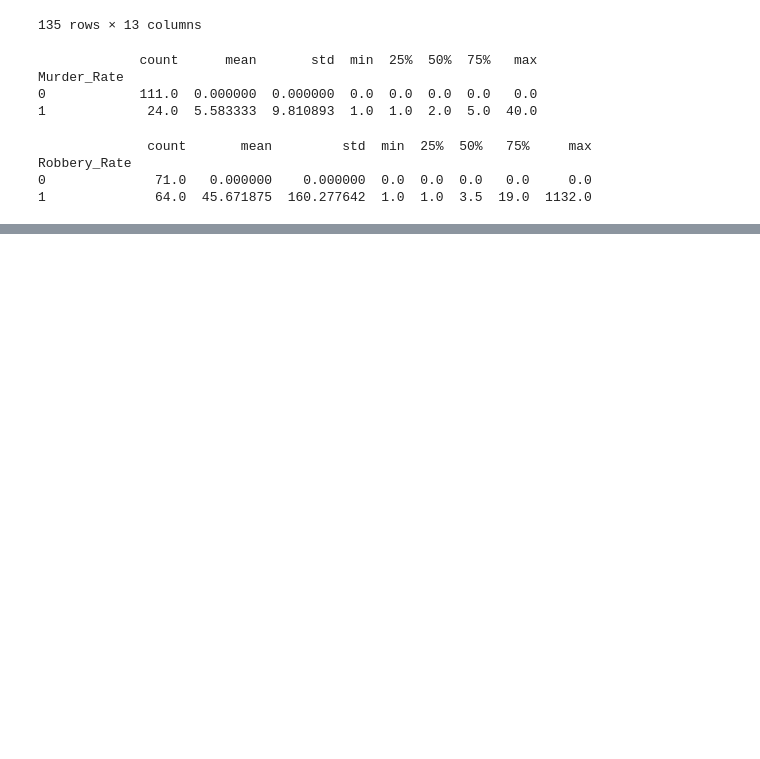
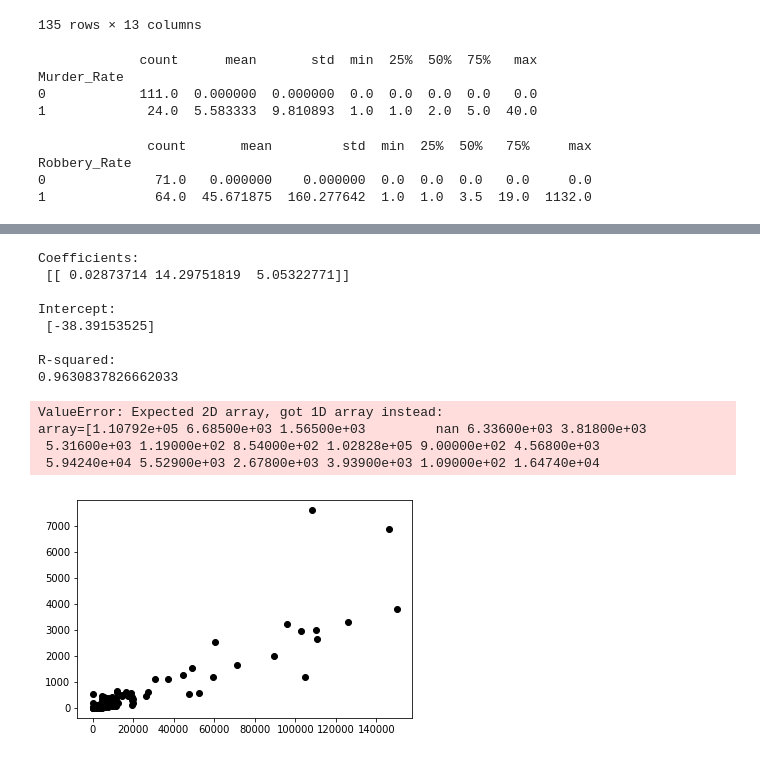
Before and after one commit to ijyaa/regression, a Jupyter notebook: Regression Data Cleaning.ipynb, the cells around one changed output, grey strips where cells are left out. Cells and saved outputs as stored; diff of their text form; code cells hidden in the pictures; blank space fills up the shorter version.

```diff
--- a/Regression Data Cleaning.ipynb
+++ b/Regression Data Cleaning.ipynb
@@ -67,0 +112,28 @@ features['Population_Square'] = df['Population'] ** 2
+# %%
+#Comparing Property Crime to Murder and Robbery and Population
+
+regr = linear_model.LinearRegression()
+Y = df['Property Crime'].values.reshape(-1, 1)
+X = df[['Population', 'Murder', 'Robbery']]
+regr.fit(X, Y)
+print('\nCoefficients: \n', regr.coef_)
+print('\nIntercept: \n', regr.intercept_)
+print('\nR-squared:')
+print(regr.score(X,Y))
+plt.scatter(x, Y, color='black')
+plt.plot(x, regr.predict(x), color='blue', linewidth=3)
+plt.show()
+# %% [output]
+Coefficients:
+ [[ 0.02873714 14.29751819  5.05322771]]
+
+Intercept:
+ [-38.39153525]
+
+R-squared:
+0.9630837826662033
+ValueError: Expected 2D array, got 1D array instead:
+array=[1.10792e+05 6.68500e+03 1.56500e+03         nan 6.33600e+03 3.81800e+03
+ 5.31600e+03 1.19000e+02 8.54000e+02 1.02828e+05 9.00000e+02 4.56800e+03
+ 5.94240e+04 5.52900e+03 2.67800e+03 3.93900e+03 1.09000e+02 1.64740e+04
+[figure, added]
```
Also changed, not shown: parts of 5 cells of this notebook.
